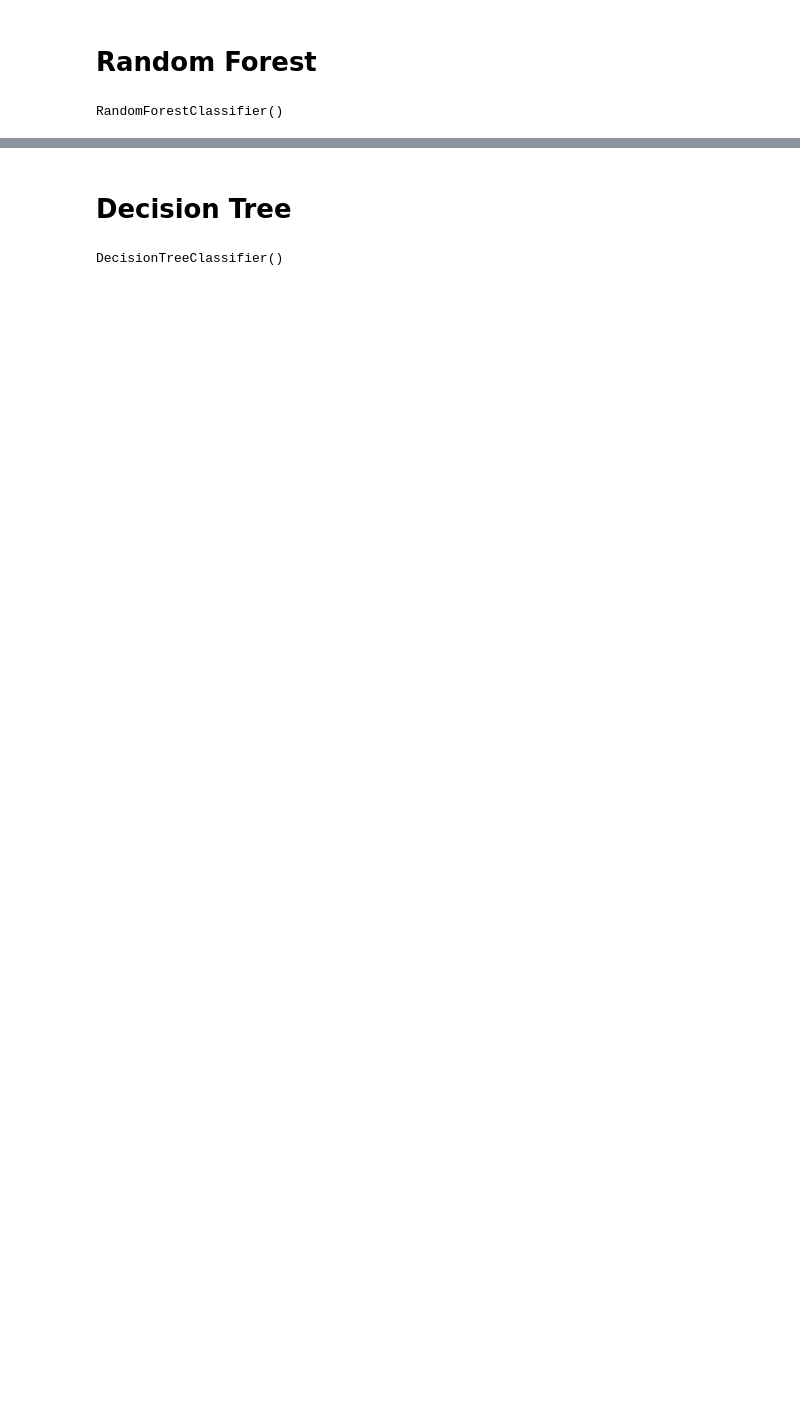
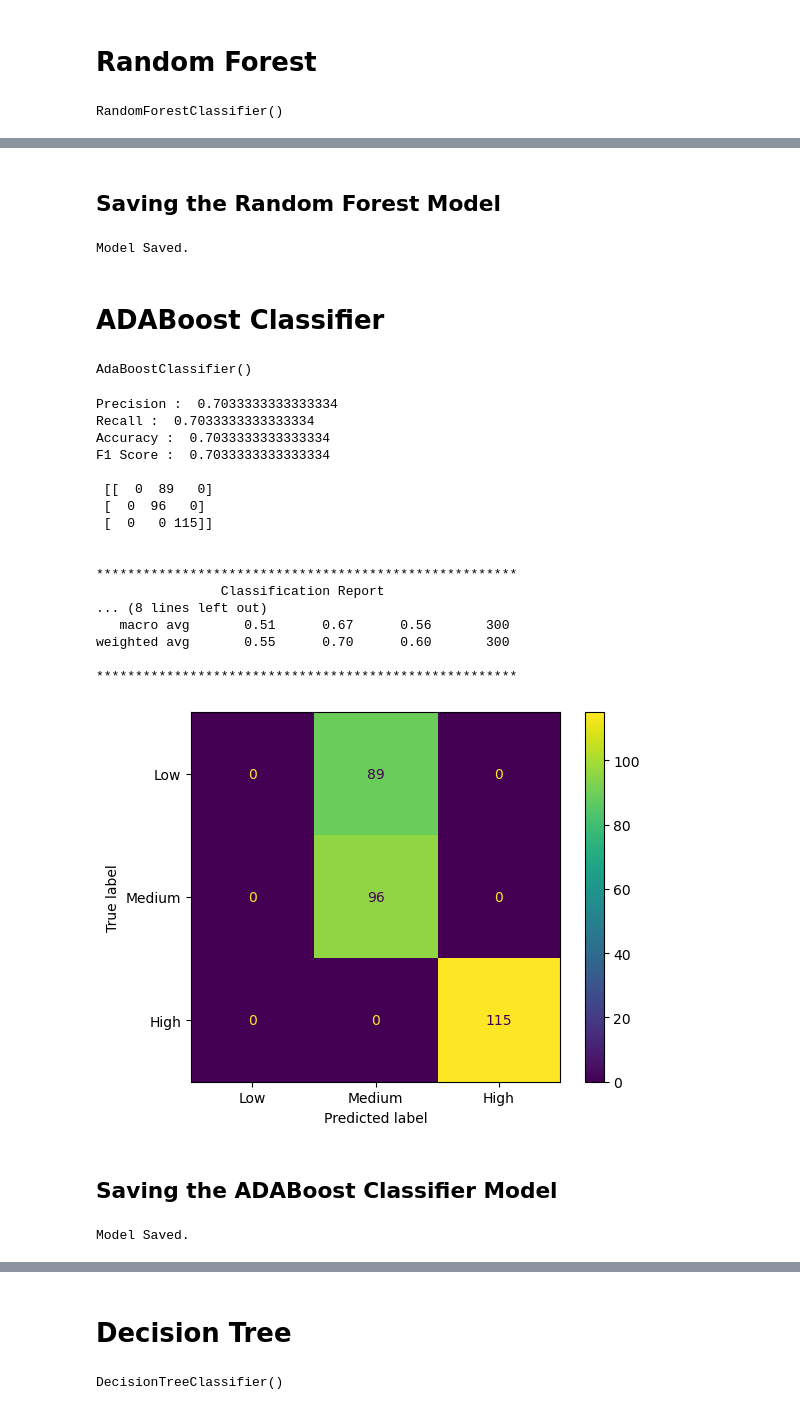
Before and after one commit to Subhajeet-Das/Lung-Cancer-Chance-Detection, a Jupyter notebook: lung-cancer-prediction.ipynb, the cells around one changed output, grey strips where cells are left out. Saved outputs shown, nothing was run; the diff lists cells and outputs as text; code cells hidden in the pictures; blank space fills up the shorter version.

Commit message:
| Lung Cancer Prediction |

```diff
--- a/lung-cancer-prediction.ipynb
+++ b/lung-cancer-prediction.ipynb
@@ -218,10 +238,14 @@ def perform(y_pred):
     print("Recall : ", recall_score(y_test, y_pred, average = 'micro'))
     print("Accuracy : ", accuracy_score(y_test, y_pred))
     print("F1 Score : ", f1_score(y_test, y_pred, average = 'micro'))
-    print("\n", confusion_matrix(y_test, y_pred))
+    cm = confusion_matrix(y_test, y_pred)
+    print("\n", cm)
     print("\n")
+    print("**"*27 + "\n" + " "* 16 + "Classification Report\n" + "**"*27)
+    print(classification_report(y_test, y_pred))
+    print("**"*27+"\n")
 
-    cm = ConfusionMatrixDisplay(confusion_matrix = confusion_matrix(y_test, y_pred), display_labels=['Low', 'Medium', 'High'])
+    cm = ConfusionMatrixDisplay(confusion_matrix = cm, display_labels=['Low', 'Medium', 'High'])
     cm.plot()
 # %% [markdown]
 # Random Forest
@@ -246 +279,47 @@ F1 Score :  1.0
 [figure]
+# %% [markdown]
+## Saving the Random Forest Model
+# %%
+filename = 'Lung_Cancer_RF.h5'
+pickle.dump(model_rf, open(filename, 'wb'))
+print("Model Saved.")
+# %% [output]
+Model Saved.
+# %% [markdown]
+# ADABoost Classifier
+# %%
+model_ada = AdaBoostClassifier()
+model_ada.fit(x_train, y_train)
+# %% [output]
+AdaBoostClassifier()
+# %%
+y_pred_ada = model_ada.predict(x_test)
+# %%
+perform(y_pred_ada)
+# %% [output]
+Precision :  0.7033333333333334
+Recall :  0.7033333333333334
+Accuracy :  0.7033333333333334
+F1 Score :  0.7033333333333334
+
+ [[  0  89   0]
+ [  0  96   0]
+ [  0   0 115]]
+
+
+******************************************************
+                Classification Report
+... (8 lines left out)
+   macro avg       0.51      0.67      0.56       300
+weighted avg       0.55      0.70      0.60       300
+
+******************************************************
+[figure, added]
+# %% [markdown]
+## Saving the ADABoost Classifier Model
+# %%
+filename = 'Lung_Cancer_ADA.h5'
+pickle.dump(model_ada, open(filename, 'wb'))
+print("Model Saved.")
+# %% [output]
+Model Saved.
```
Also changed, not shown: parts of 37 cells of this notebook.
